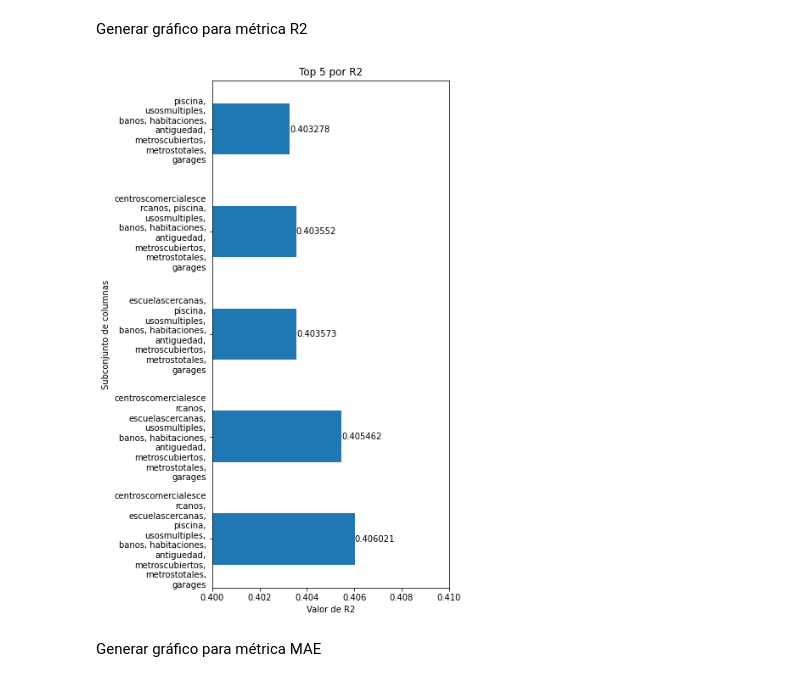
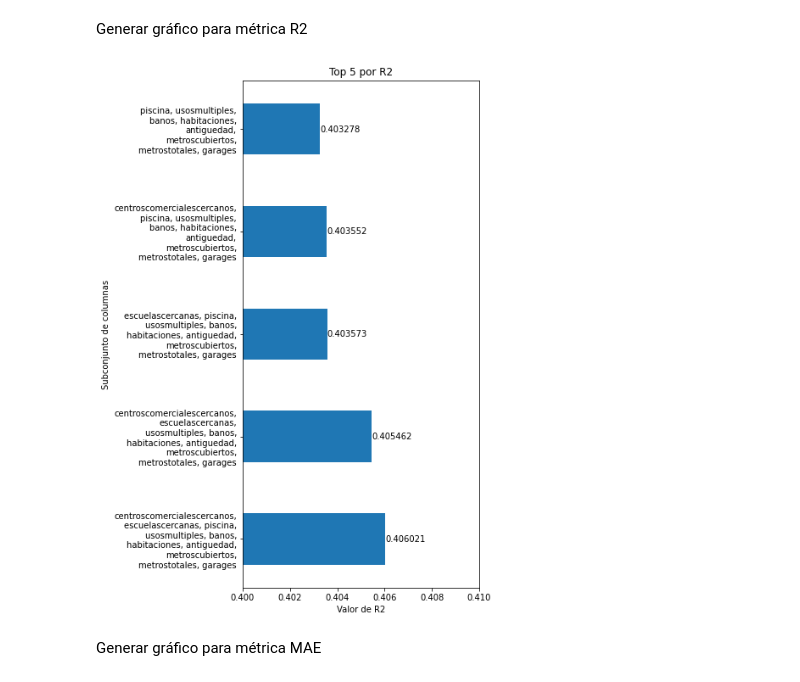
Before and after one commit to Martosaied/metnum-tp3, a Jupyter notebook: table-generator/generador-graficos.ipynb, the cells around one changed output. Saved outputs shown, nothing was run; the diff lists cells and outputs as text; code cells hidden in the pictures.

```diff
--- a/table-generator/generador-graficos.ipynb
+++ b/table-generator/generador-graficos.ipynb
@@ -15,18 +17,18 @@ Generar gráfico para métrica R2
 # %%
 df = get_df('top5r2')
 fig, ax = plt.subplots(figsize=(5, 11))
-bars = ax.barh([ '\n'.join(wrap(l, 20)) for l in df.index.str.replace('-', ', ') ], df['R2'],height=0.5)
+bars = ax.barh([ '\n'.join(wrap(l, 27)) for l in df.index.str.replace('-', ', ') ], df['R2'],height=0.5)
 for bar in bars:
   width = bar.get_width() #Previously we got the height
   label_y_pos = bar.get_y() + bar.get_height() / 2
   ax.text(width, label_y_pos, s=f'{width}', va='center')
 plt.xlabel("Valor de R2")
 plt.ylabel("Subconjunto de columnas")
 plt.title("Top 5 por R2")
 plt.xlim(0.40, 0.41)
 plt.show()
 # %% [output]
-[figure, old version]
+[figure, new version]
 # %% [markdown]
 Generar gráfico para métrica MAE
 # %%
```
Also changed, not shown: parts of 5 cells of this notebook, 2 other files.
